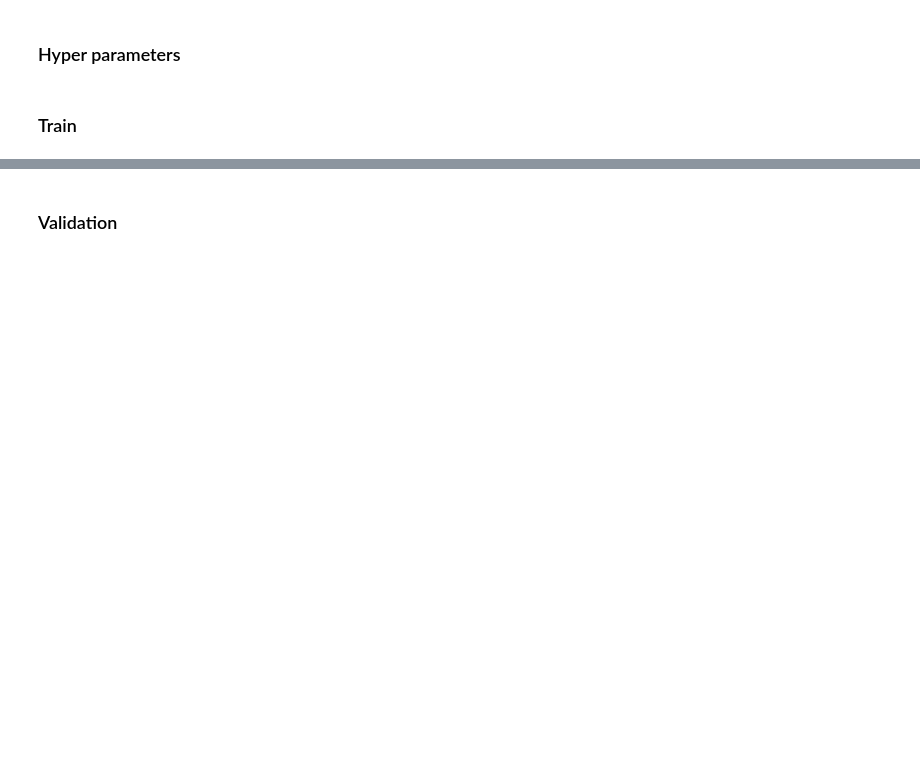
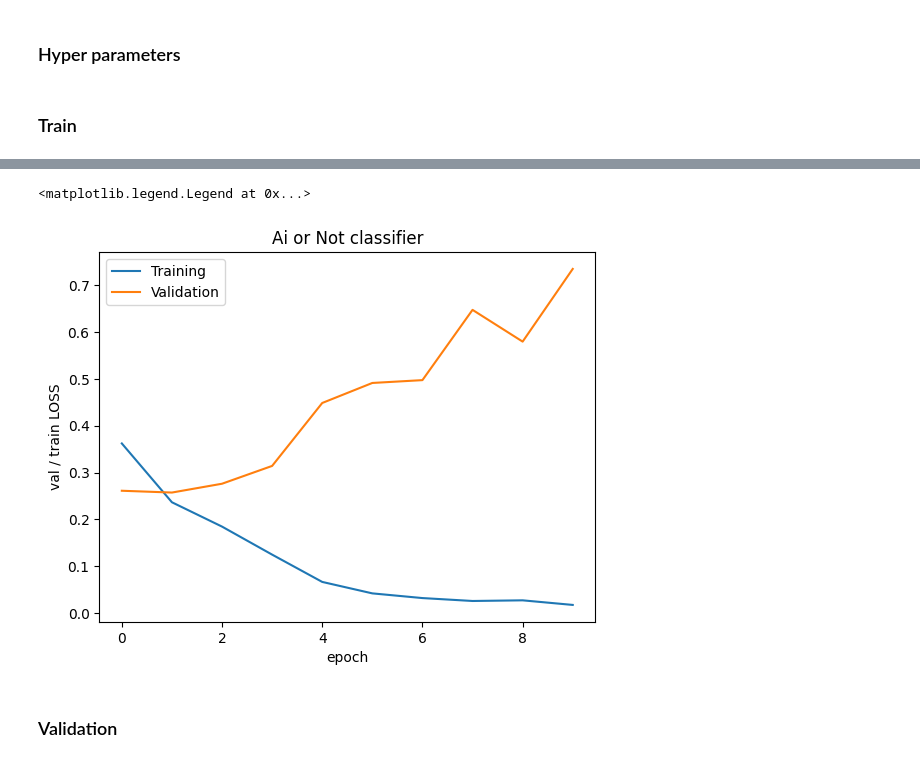
Before and after one commit to Cirediallo/Models, a Jupyter notebook: Copie_de_Coding_Challenge_for_Fatima_Fellowship_2023.ipynb, the cells around one changed output, grey strips where cells are left out. Cells and saved outputs as stored; diff of their text form; code cells hidden in the pictures; blank space fills up the shorter version.

```diff
--- a/Copie_de_Coding_Challenge_for_Fatima_Fellowship_2023.ipynb
+++ b/Copie_de_Coding_Challenge_for_Fatima_Fellowship_2023.ipynb
@@ -106,13 +110,19 @@ Remove the `id` column
 #dataset = dataset.remove_columns('id')
 #print(dataset)
 # %%
-minibatchsize = 5
-
+minibatchsize = 32
+"""
 transform = transforms.Compose(
     [transforms.Pad(2),
      transforms.ToTensor(),
      transforms.Normalize((0.5,), (0.5,))])
-
+"""
+transform = transforms.Compose([
+                transforms.Resize(256),
+                transforms.CenterCrop(224),
+                transforms.ToTensor(),
+                transforms.Normalize(mean=[0.485, 0.456, 0.406], std=[0.229, 0.224, 0.225]),
+            ])
 # define the set of class names :
 classes = range(0,2)
 nb_classes = len(classes)
@@ -331,2 +451,14 @@ gc.collect()
+# %%
+plt.clf()
+plt.xlabel('epoch')
+plt.ylabel('val / train LOSS')
+plt.title('Ai or Not classifier')
+plt.plot(train_loss)
+plt.plot(val_loss)
+
+plt.legend(['Training', 'Validation'])
+# %% [output]
+<matplotlib.legend.Legend at 0x...>
+[figure, added]
 # %% [markdown]
 ### Validation
```
Also changed, not shown: parts of 30 cells of this notebook.
